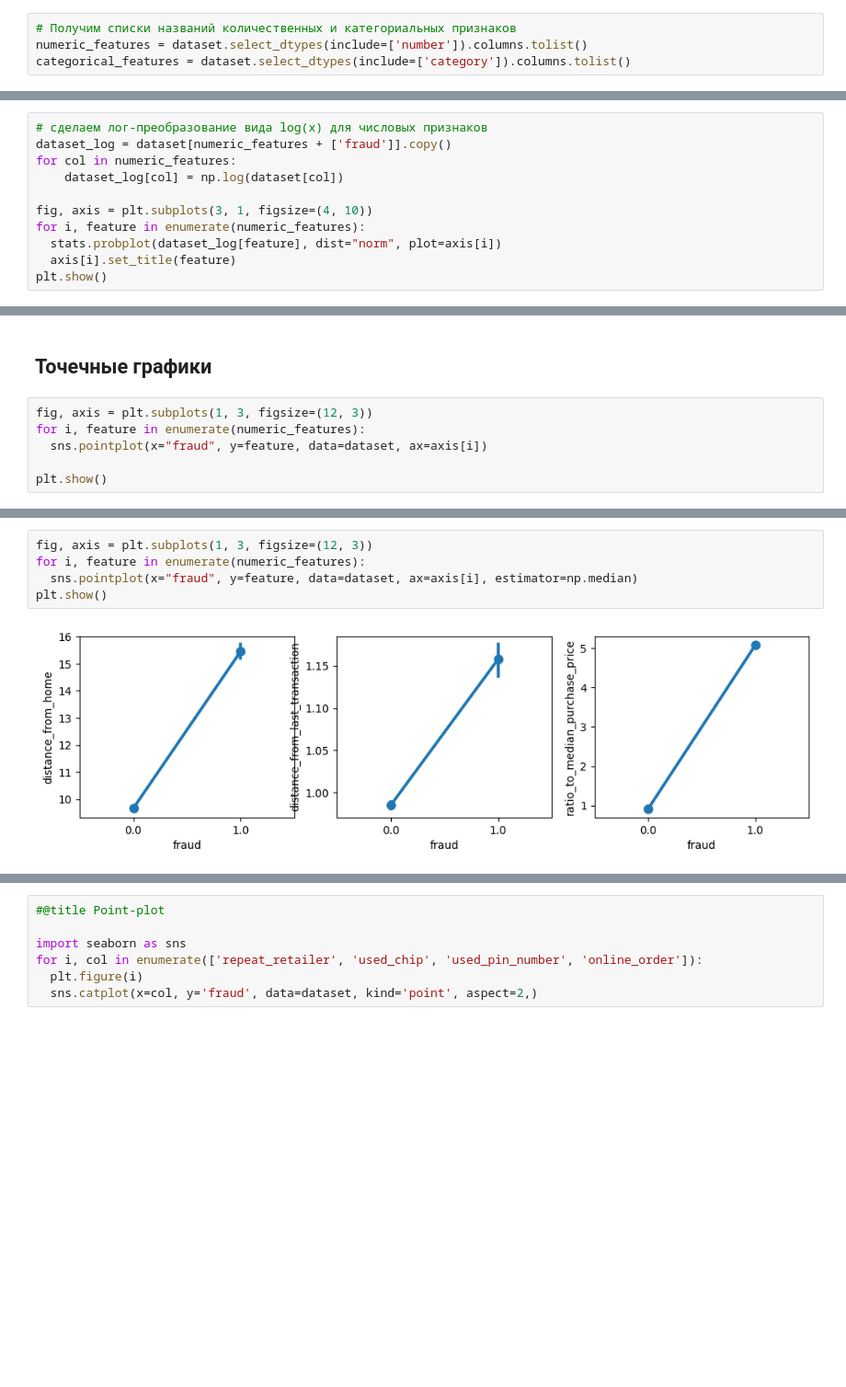
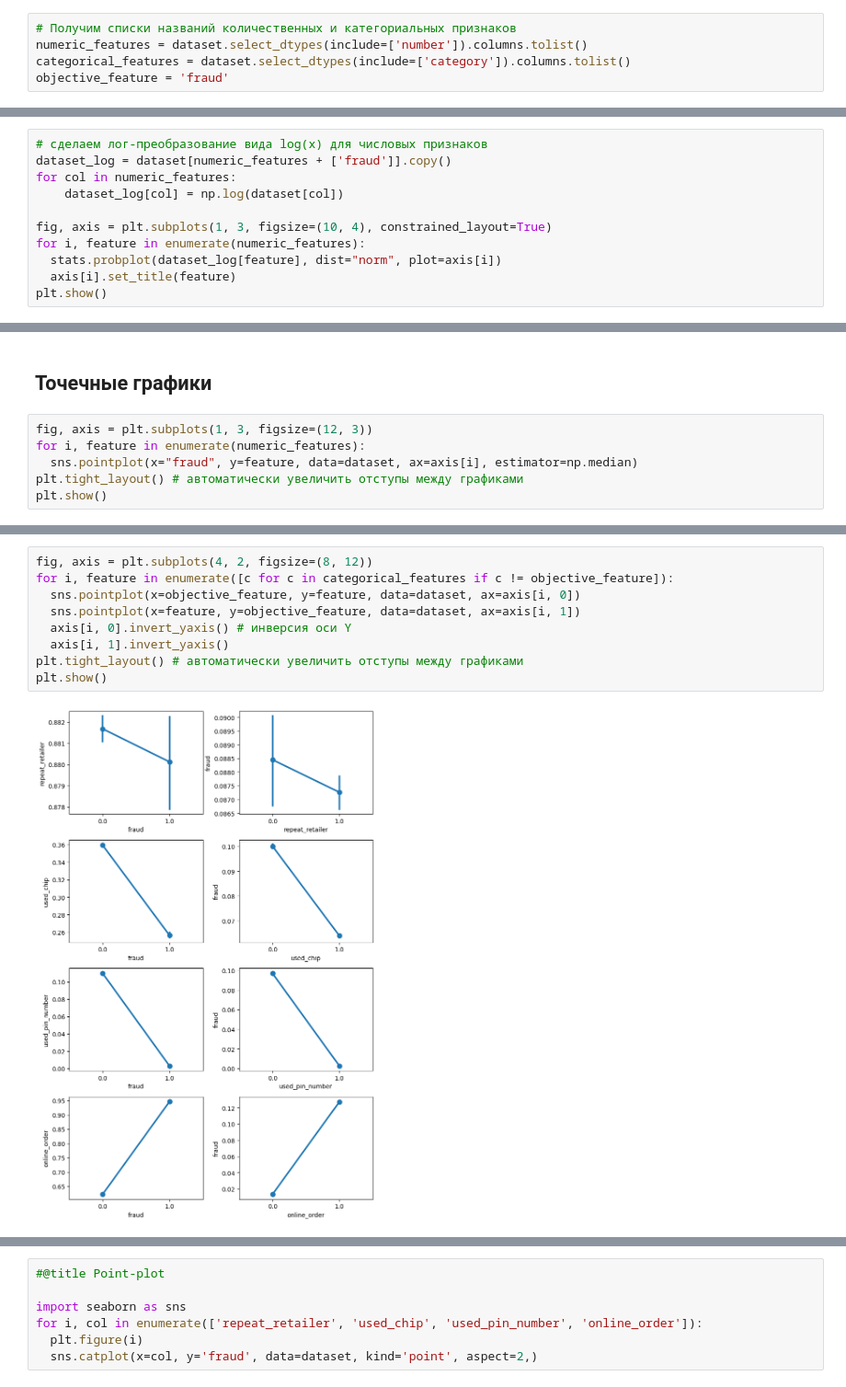
Before and after one commit to antohachekhov/Credit-Card-Fraud, a Jupyter notebook: eda_dataset.ipynb, the cells around one changed output, grey strips where cells are left out. Shown at 92% size. Cells and saved outputs as stored; diff of their text form; blank space fills up the shorter version.

```diff
--- a/eda_dataset.ipynb
+++ b/eda_dataset.ipynb
@@ -61,6 +61,7 @@ memory usage: 27.7 MB
 # Получим списки названий количественных и категориальных признаков
 numeric_features = dataset.select_dtypes(include=['number']).columns.tolist()
 categorical_features = dataset.select_dtypes(include=['category']).columns.tolist()
+objective_feature = 'fraud'
 # %% [markdown]
 # EDA
 # %% [markdown]
@@ -224,7 +225,7 @@ dataset_log = dataset[numeric_features + ['fraud']].copy()
 for col in numeric_features:
     dataset_log[col] = np.log(dataset[col])
 
-fig, axis = plt.subplots(3, 1, figsize=(4, 10))
+fig, axis = plt.subplots(1, 3, figsize=(10, 4), constrained_layout=True)
 for i, feature in enumerate(numeric_features):
   stats.probplot(dataset_log[feature], dist="norm", plot=axis[i])
   axis[i].set_title(feature)
@@ -253,7 +254,7 @@ mean: -0.0018716709892106186    std: 1.098468215466887
 # %%
 fig, axis = plt.subplots(1, 3, figsize=(12, 3))
 for i, feature in enumerate(numeric_features):
-  sns.pointplot(x="fraud", y=feature, data=dataset, ax=axis[i])
-
+  sns.pointplot(x="fraud", y=feature, data=dataset, ax=axis[i], estimator=np.median)
+plt.tight_layout() # автоматически увеличить отступы между графиками
 plt.show()
 # %% [output]
@@ -261,7 +262,11 @@ plt.show()
 # %%
-fig, axis = plt.subplots(1, 3, figsize=(12, 3))
-for i, feature in enumerate(numeric_features):
-  sns.pointplot(x="fraud", y=feature, data=dataset, ax=axis[i], estimator=np.median)
+fig, axis = plt.subplots(4, 2, figsize=(8, 12))
+for i, feature in enumerate([c for c in categorical_features if c != objective_feature]):
+  sns.pointplot(x=objective_feature, y=feature, data=dataset, ax=axis[i, 0])
+  sns.pointplot(x=feature, y=objective_feature, data=dataset, ax=axis[i, 1])
+  axis[i, 0].invert_yaxis() # инверсия оси Y
+  axis[i, 1].invert_yaxis()
+plt.tight_layout() # автоматически увеличить отступы между графиками
 plt.show()
 # %% [output]
-[figure, old version]
+[figure, new version]
```
Also changed, not shown: parts of 3 cells of this notebook.
